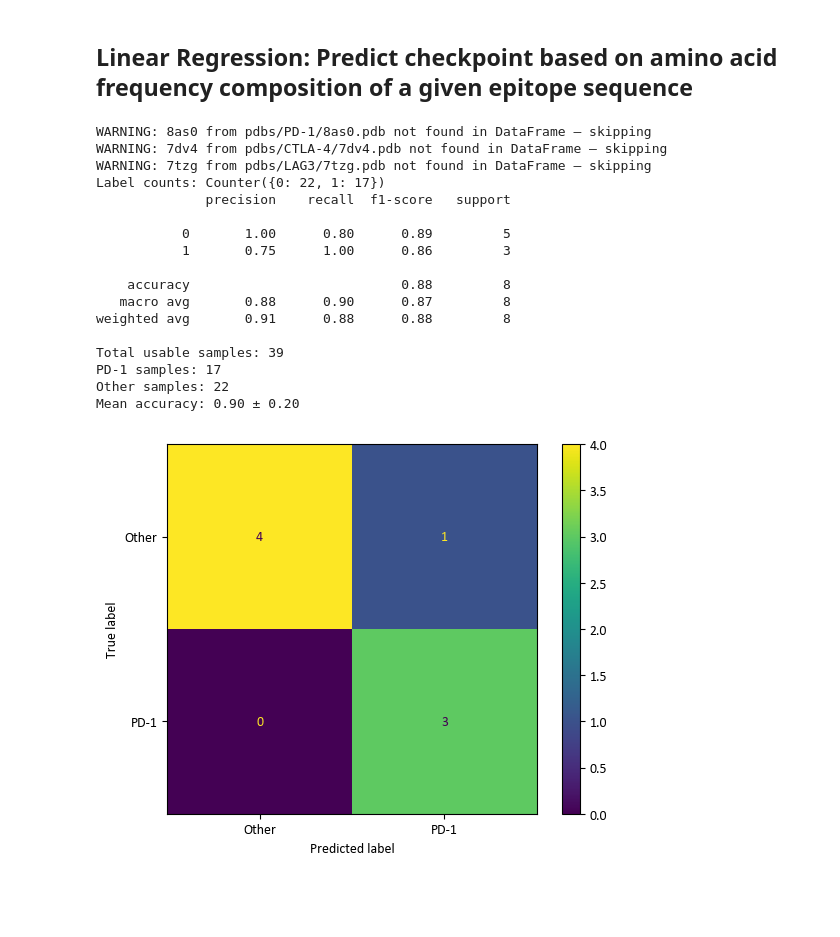
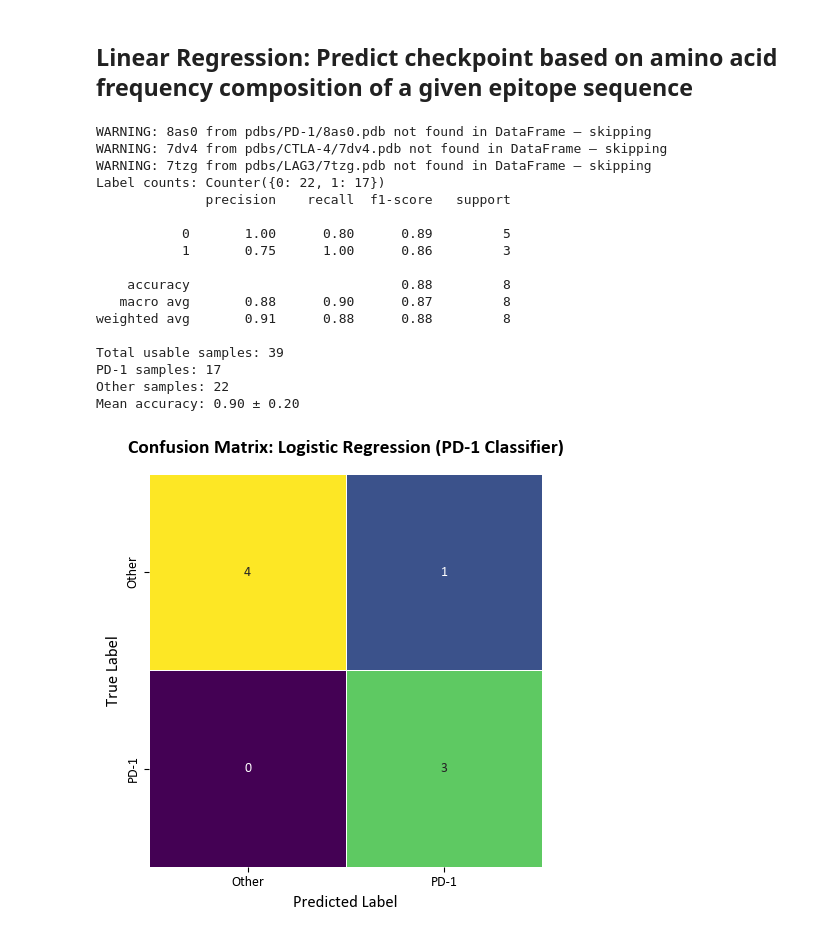
Before and after one commit to datascience-2025-group4/group04-team01, a Jupyter notebook: exploratory_data_analysis.ipynb, the cells around one changed output. Saved outputs shown, nothing was run; the diff lists cells and outputs as text; code cells hidden in the pictures; blank space fills up the shorter version.

Commit message:
exploratory cleanup

```diff
--- a/exploratory_data_analysis.ipynb
+++ b/exploratory_data_analysis.ipynb
@@ -492,14 +512,14 @@ three_to_one = {
 }
 aa_list = list(three_to_one.values())
 
-section = 'interface' # can change to: epitope/paratope/interface
+section = 'paratope' # can change to: epitope/paratope/interface
 
 
 data = []
 labels = []
 
 # Loop over all 6 checkpoint folders or CSV files -> PARATOPE
-checkpoints = ['pd1', 'pdl1', 'tim3', 'kir', 'lag3', 'tim3']
+checkpoints = ['pd1', 'pdl1', 'tim3', 'kir', 'lag3', 'tim3', 'ctla4']
 for checkpoint in checkpoints:
     csv_path = f"data/{checkpoint}/{checkpoint}_{section}_residues.csv"
     df = pd.read_csv(csv_path)
@@ -540,7 +560,7 @@ viridis_hex = [
     "#1c7f5b",  # teal
     "#74e678",  # green
     "#fde725",  # yellow
-    "#482878"   # violet-blue
+    "#9761E8"   # violet-blue
 ]
 
 # Plot
@@ -708,32 +728,54 @@ print(classification_report(y_test, y_pred))
 # Confusion matrix --> [0][0] = TN, [0][1] = FP, [1][0] = FN, [1][1] = TP
 cm = confusion_matrix(y_test, y_pred)
 disp = ConfusionMatrixDisplay(confusion_matrix=cm, display_labels=["Other", "PD-1"])
-disp.plot(cmap="viridis")
+# Plot confusion matrix manually with seaborn
+fig, ax = plt.subplots(figsize=(6, 5))
+
+sns.heatmap(
+    cm,
+    annot=True,
+    fmt='d',
+    cmap="viridis",
+    xticklabels=["Other", "PD-1"],
+    yticklabels=["Other", "PD-1"],
+    cbar=False,
+    linewidths=0.5,
+    square=True,
+    ax=ax
+)
+
+ax.set_xlabel("Predicted Label", fontsize=12)
+ax.set_ylabel("True Label", fontsize=12)
+ax.set_title("Confusion Matrix: Logistic Regression (PD-1 Classifier)", fontsize=14, pad=15)
+plt.tight_layout()
+
+# plt.savefig('plots/exploratory_analysis/LR_PD1_confusion_matrix_pretty.pdf', bbox_inches='tight')
+# plt.show()
 print(f"Total usable samples: {len(feature_dicts)}")
 print(f"PD-1 samples: {labels.count(1)}")
 print(f"Other samples: {labels.count(0)}")
 
 scores = cross_val_score(model, X, y, cv=15)
 print(f"Mean accuracy: {scores.mean():.2f} ± {scores.std():.2f}")
 
 plt.savefig(f'plots/exploratory_analysis/LR_PD1_confusion_matrix.pdf', bbox_inches='tight')
 plt.show()
 # %% [output]
 WARNING: 8as0 from pdbs/PD-1/8as0.pdb not found in DataFrame — skipping
 WARNING: 7dv4 from pdbs/CTLA-4/7dv4.pdb not found in DataFrame — skipping
 WARNING: 7tzg from pdbs/LAG3/7tzg.pdb not found in DataFrame — skipping
 Label counts: Counter({0: 22, 1: 17})
               precision    recall  f1-score   support
 
            0       1.00      0.80      0.89         5
            1       0.75      1.00      0.86         3
 
     accuracy                           0.88         8
    macro avg       0.88      0.90      0.87         8
 weighted avg       0.91      0.88      0.88         8
 
 Total usable samples: 39
 PD-1 samples: 17
 Other samples: 22
 Mean accuracy: 0.90 ± 0.20
-[figure, old version]
+[figure, new version]
```
Also changed, not shown: parts of 4 cells of this notebook, 20 other files.
